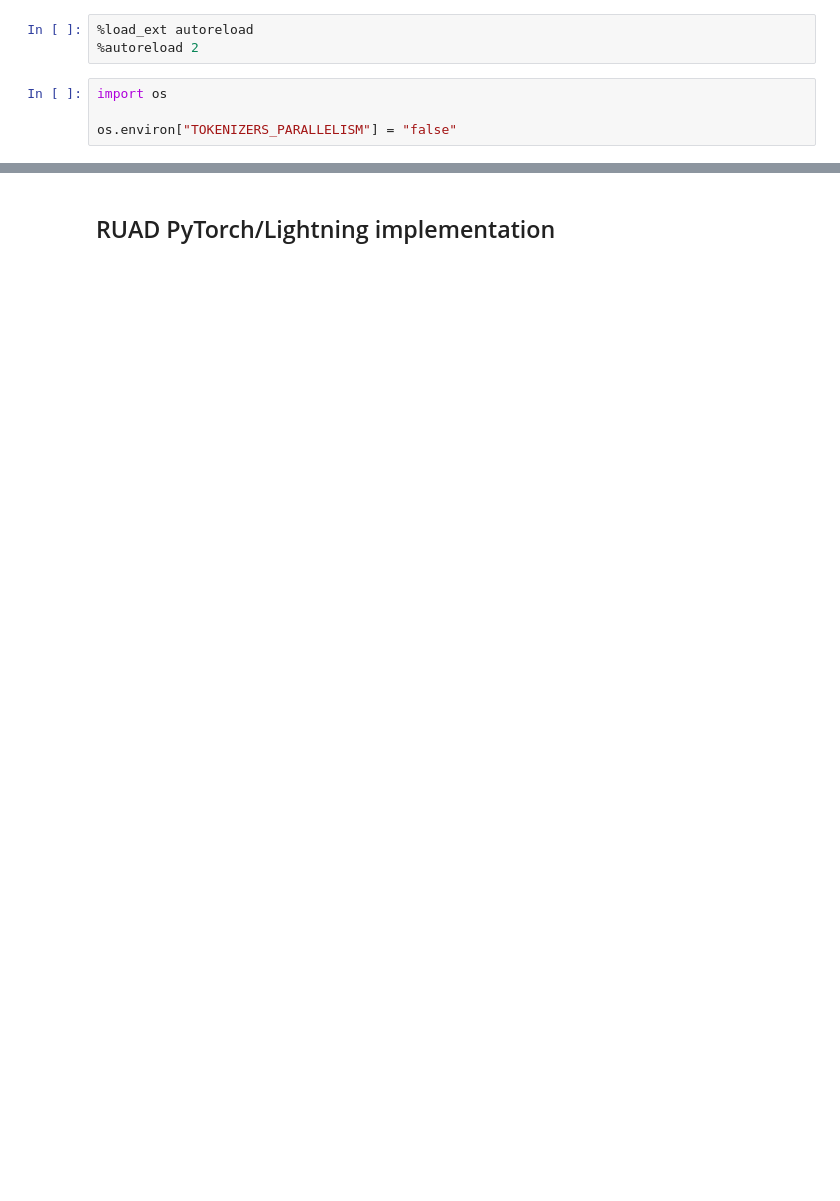
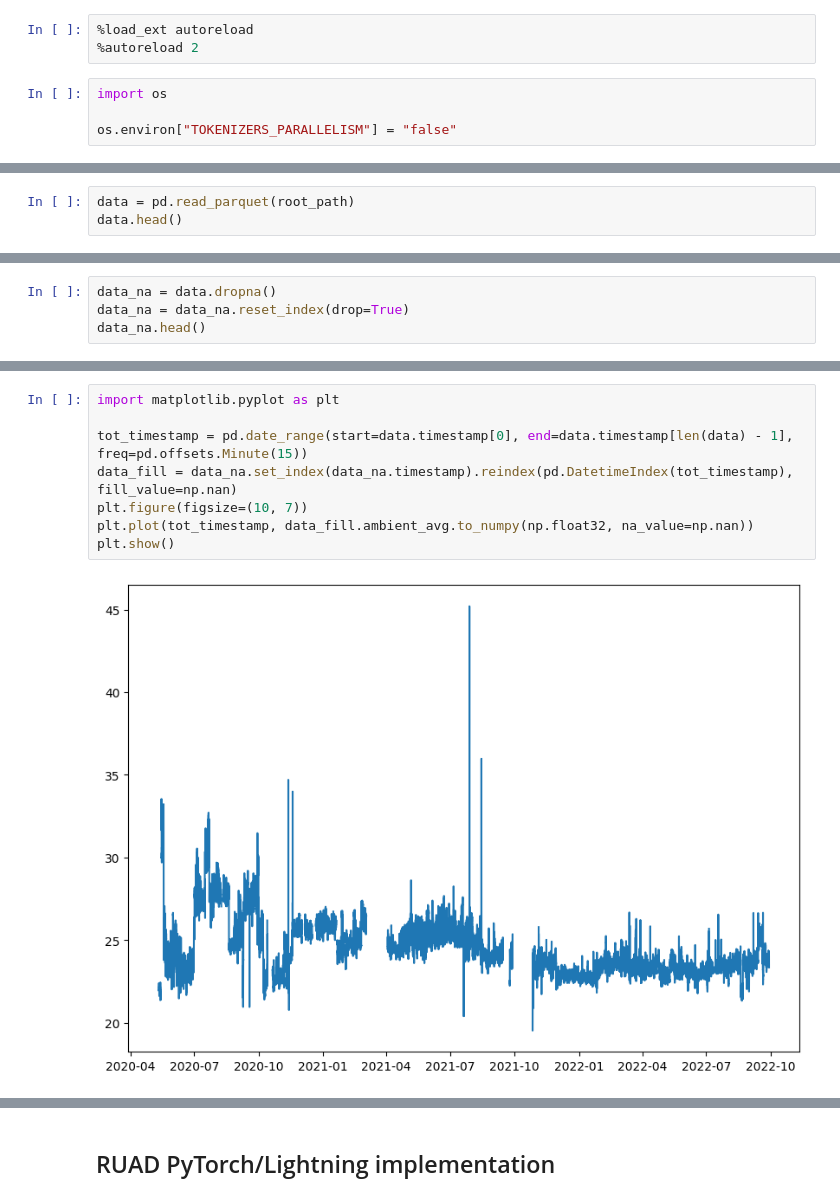
Before and after one commit to prahtz/nlp-ad-m100, a Jupyter notebook: nlp_ad_m100.ipynb, the cells around one changed output, grey strips where cells are left out. Saved outputs shown, nothing was run; the diff lists cells and outputs as text; blank space fills up the shorter version.

Commit message:
Add data analysis

```diff
--- a/nlp_ad_m100.ipynb
+++ b/nlp_ad_m100.ipynb
@@ -77,3 +106,6 @@ class TimeAggregatedNode(Dataset):
 
 root_path = "data/time-aggregated/17.parquet"
 dataset = TimeAggregatedNode(root_path, "descriptions.csv", 20)
+# %%
+data = pd.read_parquet(root_path)
+data.head()
@@ -79,0 +120,4 @@ dataset = TimeAggregatedNode(root_path, "descriptions.csv", 20)
+# %%
+data_na = data.dropna()
+data_na = data_na.reset_index(drop=True)
+data_na.head()
@@ -79,0 +132,10 @@ dataset = TimeAggregatedNode(root_path, "descriptions.csv", 20)
+# %%
+import matplotlib.pyplot as plt
+
+tot_timestamp = pd.date_range(start=data.timestamp[0], end=data.timestamp[len(data) - 1], freq=pd.offsets.Minute(15))
+data_fill = data_na.set_index(data_na.timestamp).reindex(pd.DatetimeIndex(tot_timestamp), fill_value=np.nan)
+plt.figure(figsize=(10, 7))
+plt.plot(tot_timestamp, data_fill.ambient_avg.to_numpy(np.float32, na_value=np.nan))
+plt.show()
+# %% [output]
+[figure, added]
```
Also changed, not shown: parts of 19 cells of this notebook.
